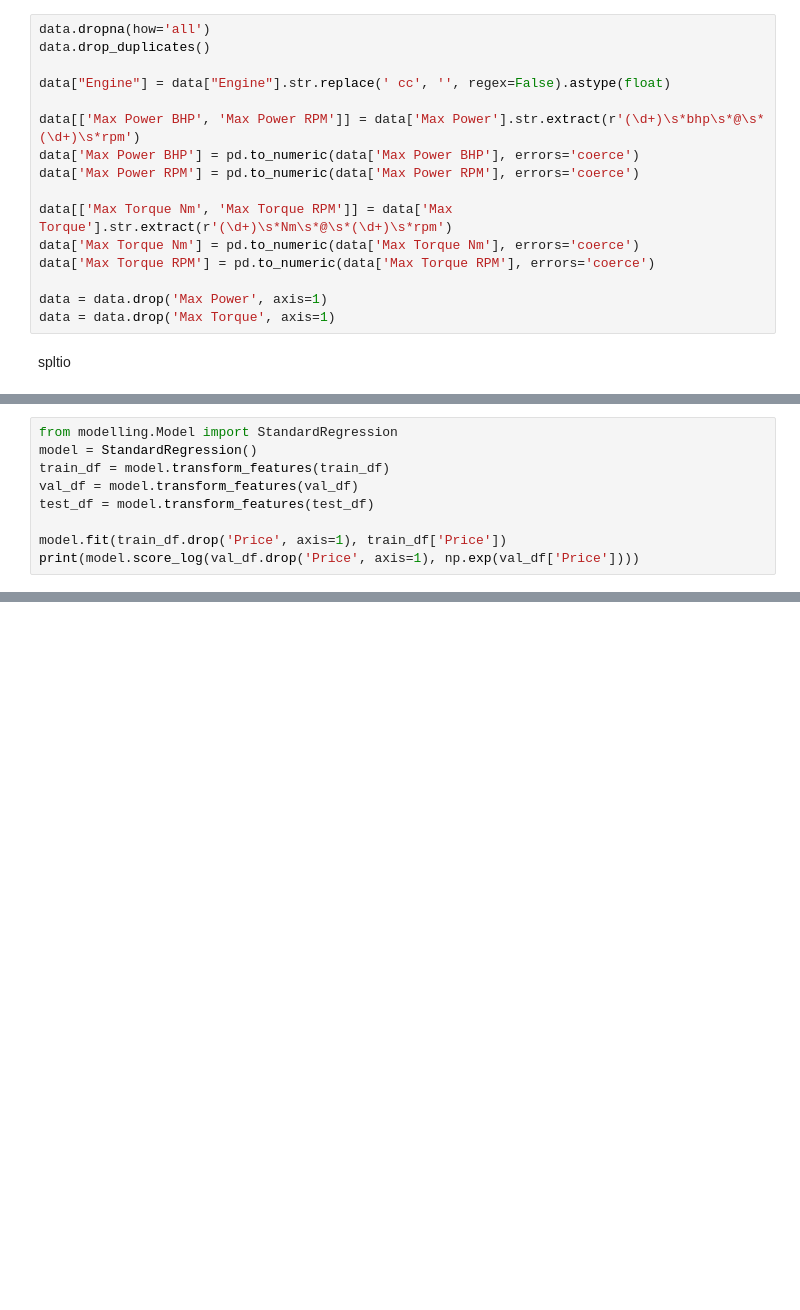
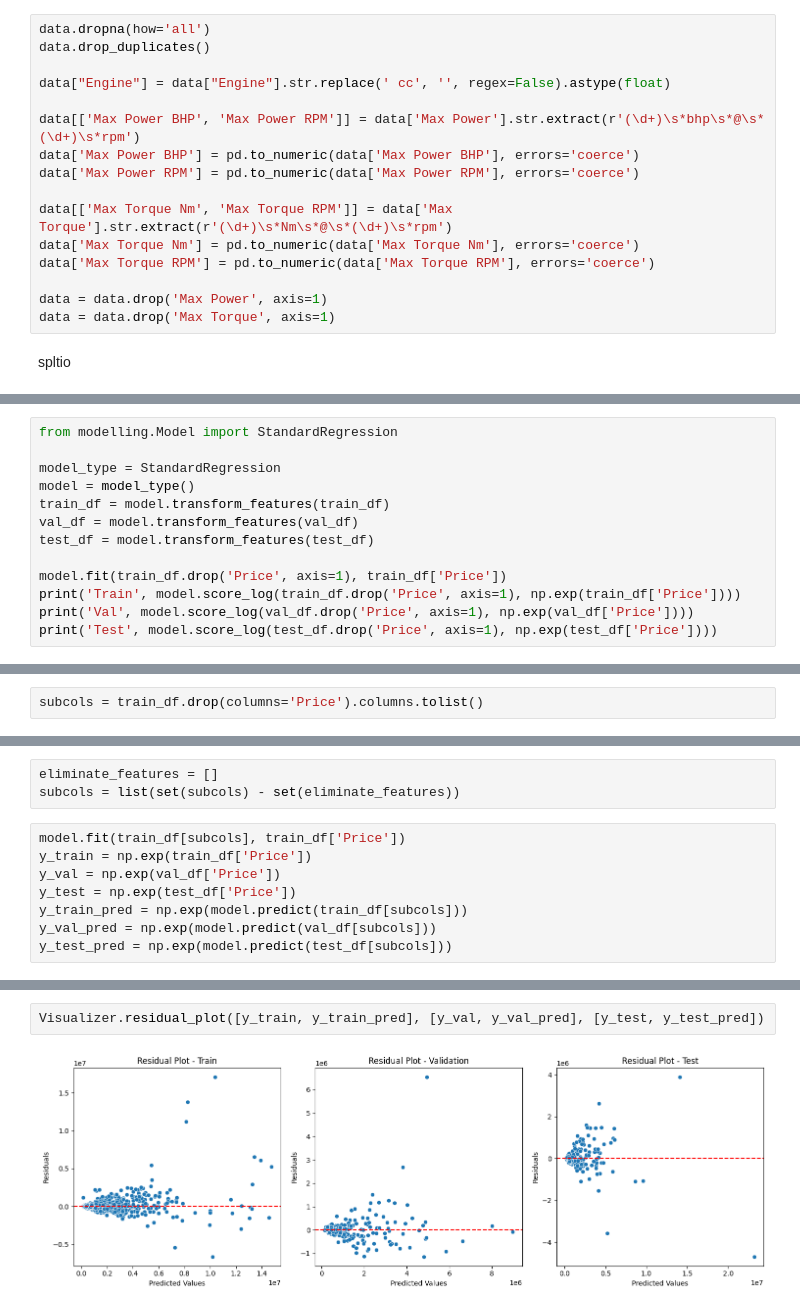
Before and after one commit to p1neapplechoco/LAB1-MML, a Jupyter notebook: preprocess_final.ipynb, the cells around one changed output, grey strips where cells are left out. Cells and saved outputs as stored; diff of their text form; blank space fills up the shorter version.

```diff
--- a/preprocess_final.ipynb
+++ b/preprocess_final.ipynb
@@ -96,9 +194,13 @@ print("Test DataFrame Types:", test_df.dtypes.value_counts())
 # %%
 from modelling.Model import StandardRegression
-model = StandardRegression()
+
+model_type = StandardRegression
+model = model_type()
 train_df = model.transform_features(train_df)
 val_df = model.transform_features(val_df)
 test_df = model.transform_features(test_df)
 
 model.fit(train_df.drop('Price', axis=1), train_df['Price'])
-print(model.score_log(val_df.drop('Price', axis=1), np.exp(val_df['Price'])))
+print('Train', model.score_log(train_df.drop('Price', axis=1), np.exp(train_df['Price'])))
+print('Val', model.score_log(val_df.drop('Price', axis=1), np.exp(val_df['Price'])))
+print('Test', model.score_log(test_df.drop('Price', axis=1), np.exp(test_df['Price'])))
@@ -104,0 +211,2 @@ print(model.score_log(val_df.drop('Price', axis=1), np.exp(val_df['Price'])))
+# %%
+subcols = train_df.drop(columns='Price').columns.tolist()
@@ -104,0 +256,11 @@ print(model.score_log(val_df.drop('Price', axis=1), np.exp(val_df['Price'])))
+# %%
+eliminate_features = []
+subcols = list(set(subcols) - set(eliminate_features))
+# %%
+model.fit(train_df[subcols], train_df['Price'])
+y_train = np.exp(train_df['Price'])
+y_val = np.exp(val_df['Price'])
+y_test = np.exp(test_df['Price'])
+y_train_pred = np.exp(model.predict(train_df[subcols]))
+y_val_pred = np.exp(model.predict(val_df[subcols]))
+y_test_pred = np.exp(model.predict(test_df[subcols]))
@@ -104,0 +291,4 @@ print(model.score_log(val_df.drop('Price', axis=1), np.exp(val_df['Price'])))
+# %%
+Visualizer.residual_plot([y_train, y_train_pred], [y_val, y_val_pred], [y_test, y_test_pred])
+# %% [output]
+[figure, added]
```
Also changed, not shown: parts of 25 cells of this notebook, 3 other files.
